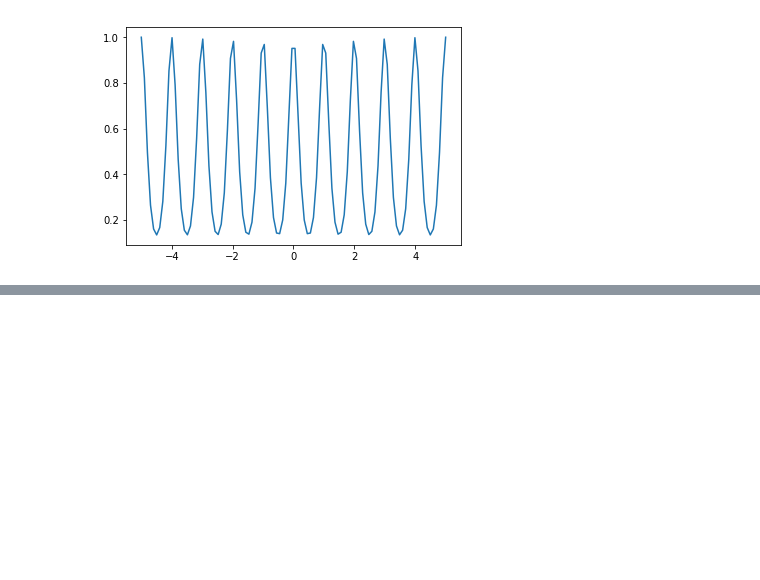
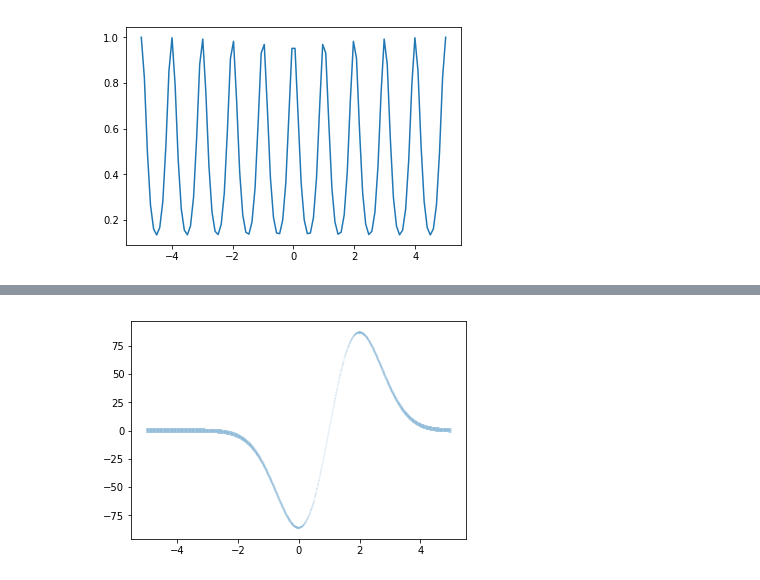
Before and after one commit to dgradovich/bopt, a Jupyter notebook: Bayesian Optimisation .ipynb, the cells around one changed output, grey strips where cells are left out. Saved outputs shown, nothing was run; the diff lists cells and outputs as text; code cells hidden in the pictures; blank space fills up the shorter version.

```diff
--- a/Bayesian Optimisation .ipynb
+++ b/Bayesian Optimisation .ipynb
@@ -111,0 +135,24 @@ kernel_vals
+# %%
+#NF
+
+def noise_free_posterior(kernel, hyper_params, data, num_realisations, eval_points, target_points):
+
+    temp = np.dot(kernel(eval_points, data, **hyper_params), np.linalg.inv(kernel(data, data, **hyper_params)))
+
+
+    mean = np.dot(temp, target_points.T)
+
+    cov = kernel(eval_points, eval_points, **hyper_params) - np.dot(temp, kernel(data, eval_points, **hyper_params))
+
+    post=np.random.multivariate_normal(mean.flatten(), cov, 1)
+#     covariance =
+    return mean, cov, post
+# %%
+x_s = [1, 0.995995995996]
+y_s = np.random.randn(len(x_s)) * 2
+f_min = min(y_s)
+mean,cov, post = noise_free_posterior(squared_exponential_kernel, {"sd": 1., "lengthscale": -1.}, np.array(x_s), 20, data, np.array(y_s))
+# %%
+plt.errorbar(data, mean, yerr=np.sqrt(cov.diagonal())*1.96, alpha = .1);plt.show()
+# %% [output]
+[figure, added]
```
Also changed, not shown: parts of 22 cells of this notebook.
